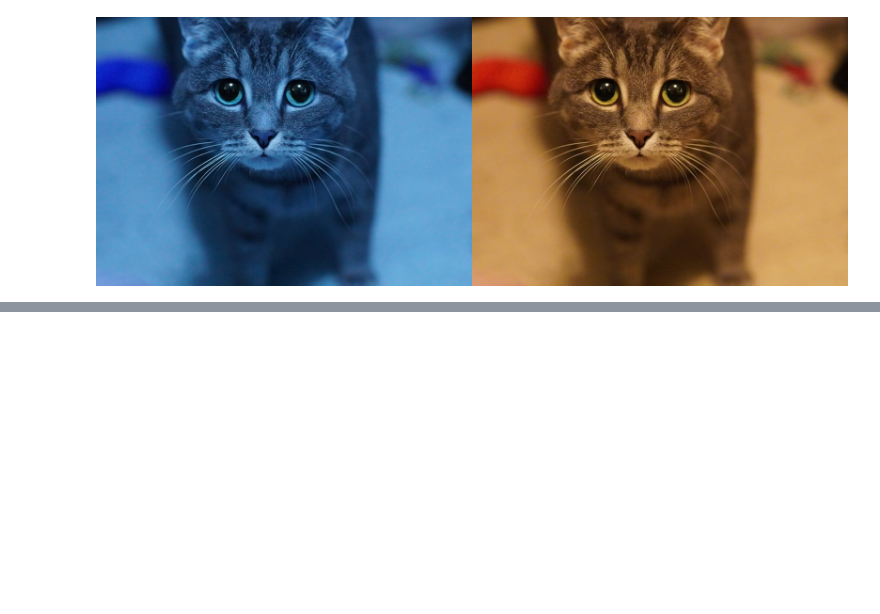
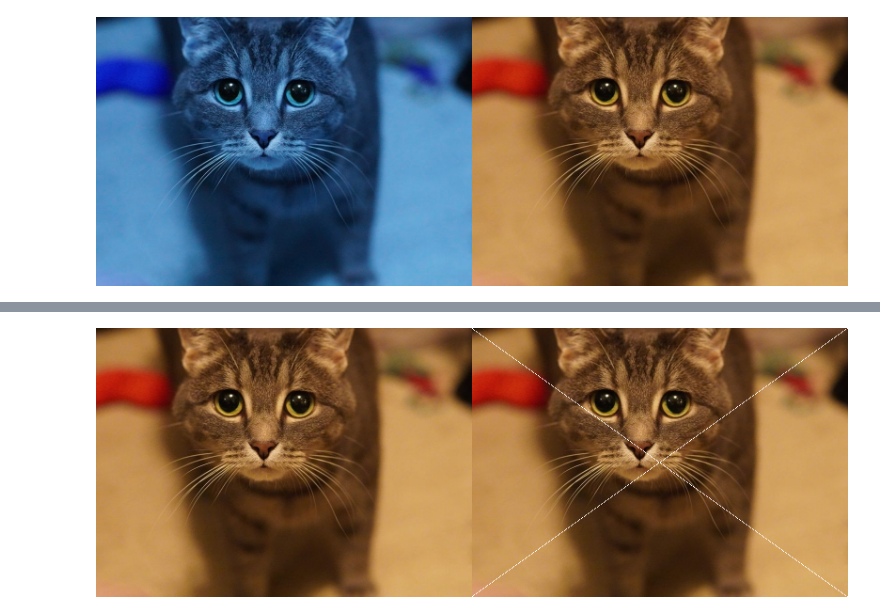
Before and after one commit to emrizky1/PCVK_Ganjil_2026, a Jupyter notebook: Week_1.ipynb, the cells around one changed output, grey strips where cells are left out. Cells and saved outputs as stored; diff of their text form; code cells hidden in the pictures; blank space fills up the shorter version.

```diff
--- a/Week_1.ipynb
+++ b/Week_1.ipynb
@@ -27,0 +58,15 @@ for url in urls:
+# %%
+image_2 = cv.cvtColor(image, cv.COLOR_BGR2RGB)
+image_3 = cv.cvtColor(image, cv.COLOR_BGR2RGB)
+
+for y in range (tinggi):
+  x = int((lebar - 1) * y / (tinggi - 1))
+  image_3[y, x] = [255, 255, 255]
+
+  x = int((lebar - 1) * (1 - y / (tinggi - 1)))
+  image_3[y, x] = [255, 255, 255]
+
+final_frame = cv.hconcat((image_2, image_3))
+cv2_imshow(final_frame)
+# %% [output]
+[figure, added]
```
Also changed, not shown: parts of 5 cells of this notebook.
